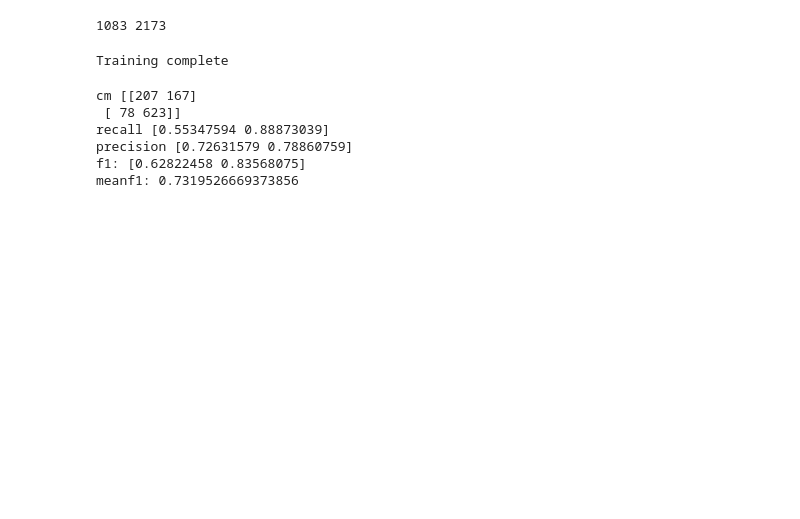
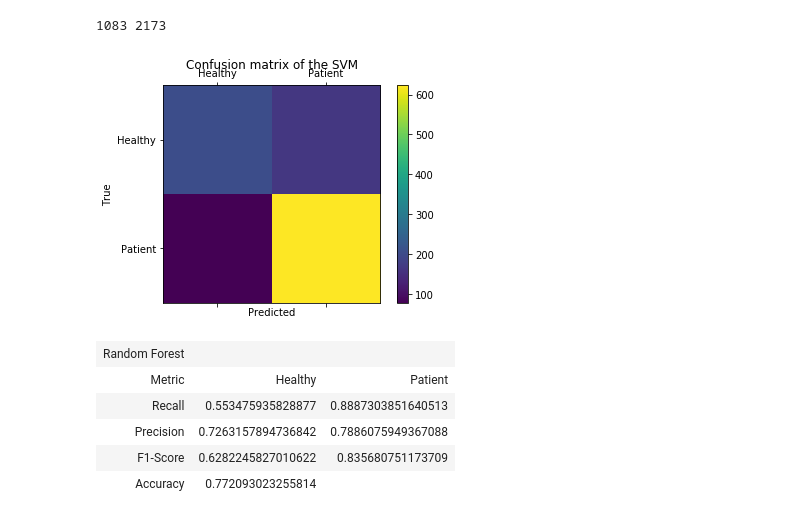
Before and after one commit to hellomasaya/Feature-Extraction-OpenSMILE-pathological-dataset-II, a Jupyter notebook: Feature-Exatraction-OpenSMILE-pathological-dataset-II/mfcc/Cross Validation/train_test_mfcc.ipynb, the cells around one changed output. Saved outputs shown, nothing was run; the diff lists cells and outputs as text; code cells hidden in the pictures; blank space fills up the shorter version.

Commit message:
train_test complete

```diff
--- a/Feature-Exatraction-OpenSMILE-pathological-dataset-II/mfcc/Cross Validation/train_test_mfcc.ipynb
+++ b/Feature-Exatraction-OpenSMILE-pathological-dataset-II/mfcc/Cross Validation/train_test_mfcc.ipynb
@@ -87,17 +89,41 @@ labels = labels.astype(np.float)
 from sklearn.model_selection import train_test_split
 X_train, X_test, y_train, y_test = train_test_split(samples, labels, test_size=0.33)
 # %%
-predicted_test_labels = svm(X_train, y_train, X_test)
+predicted_test_labels_svm = svm(X_train, y_train, X_test)
-# %% [output]
-Training complete
-# %%
-cm, recall, precision, f1 = calculate_cm_recall_precision(predicted_test_labels, y_test)
-print("cm", cm, "\nrecall", recall, "\nprecision", precision, "\nf1:", f1)
-print("meanf1:", np.mean(f1))
-# %% [output]
-cm [[207 167]
- [ 78 623]]
-recall [0.55347594 0.88873039]
-precision [0.72631579 0.78860759]
-f1: [0.62822458 0.83568075]
-meanf1: 0.7319526669373856
+# %%
+cm_svm, recall_svm, precision_svm, f1_svm = calculate_cm_recall_precision(predicted_test_labels_svm, y_test)
+# plt.matshow(cm)
+acc_svm = accuracy_score(predicted_test_labels_svm, y_test)
+
+labels = ['Healthy', 'Patient']
+fig = plt.figure()
+ax = fig.add_subplot(111)
+cax = ax.matshow(cm_svm)
+plt.title('Confusion matrix of the SVM')
+fig.colorbar(cax)
+ax.set_xticklabels([''] + labels)
+ax.set_yticklabels([''] + labels)
+plt.xlabel('Predicted')
+plt.ylabel('True')
+plt.show()
+
+# print("cm", cm_svm, "\nrecall", recall_svm, "\nprecision", precision_svm, "\nf1:", f1_svm)
+# print("meanf1:", np.mean(f1_svm))
+
+answer_svm = [['Random Forest'],
+                  ["Metric", "Healthy", "Patient"],
+                  ["Recall", recall_svm[0], recall_svm[1]],
+                  ["Precision", precision_svm[0], precision_svm[1]],
+                  ["F1-Score", f1_svm[0], f1_svm[1]],
+               ["Accuracy", acc_svm],
+                 ]
+
+display(HTML(tabulate.tabulate(answer_svm, tablefmt='html')))
+# %% [output]
+[figure, added]
+| Random Forest |  |  |
+| Metric | Healthy | Patient |
+| Recall | 0.553475935828877 | 0.8887303851640513 |
+| Precision | 0.7263157894736842 | 0.7886075949367088 |
+| F1-Score | 0.6282245827010622 | 0.835680751173709 |
+| Accuracy | 0.772093023255814 |  |
```
Also changed, not shown: parts of 6 cells of this notebook.
